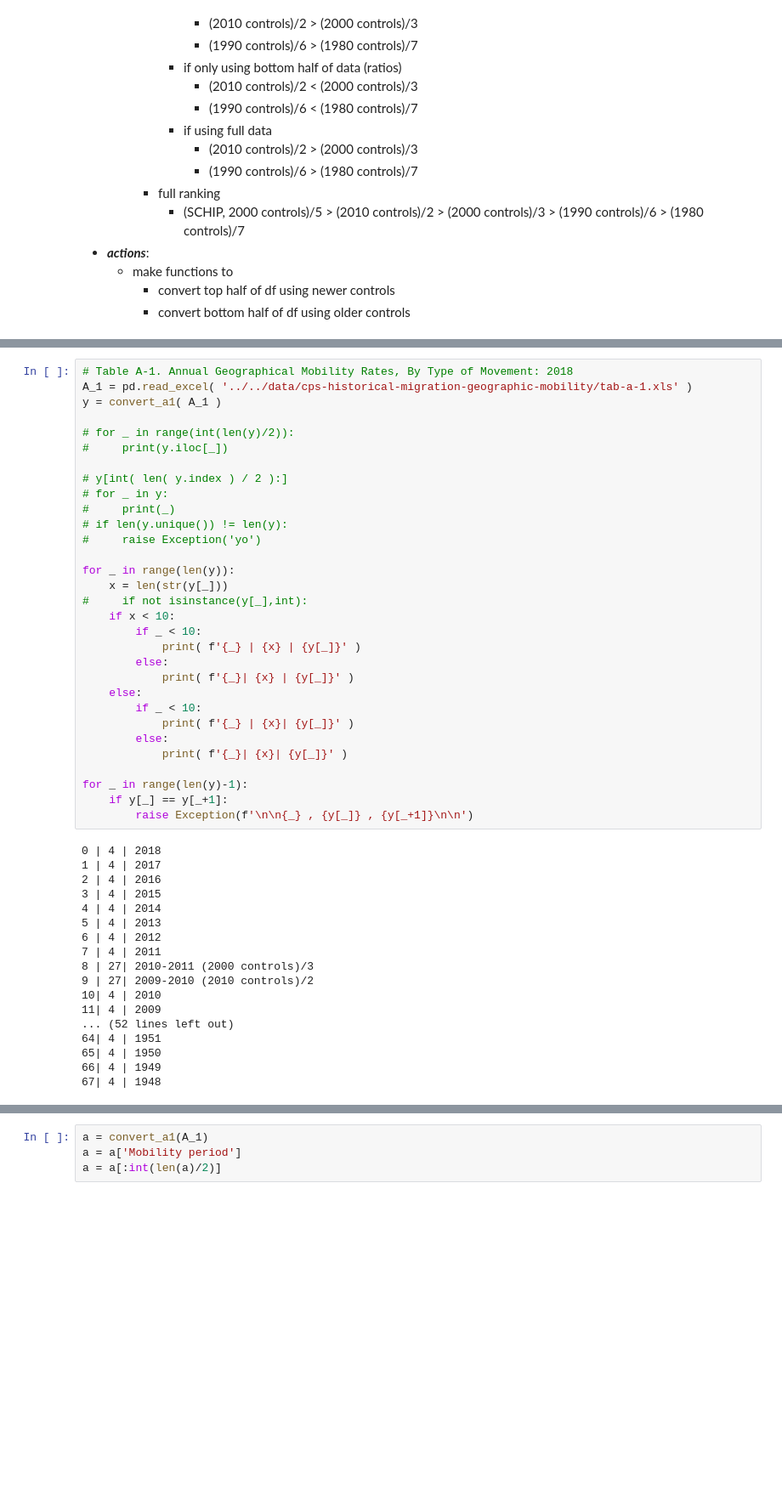
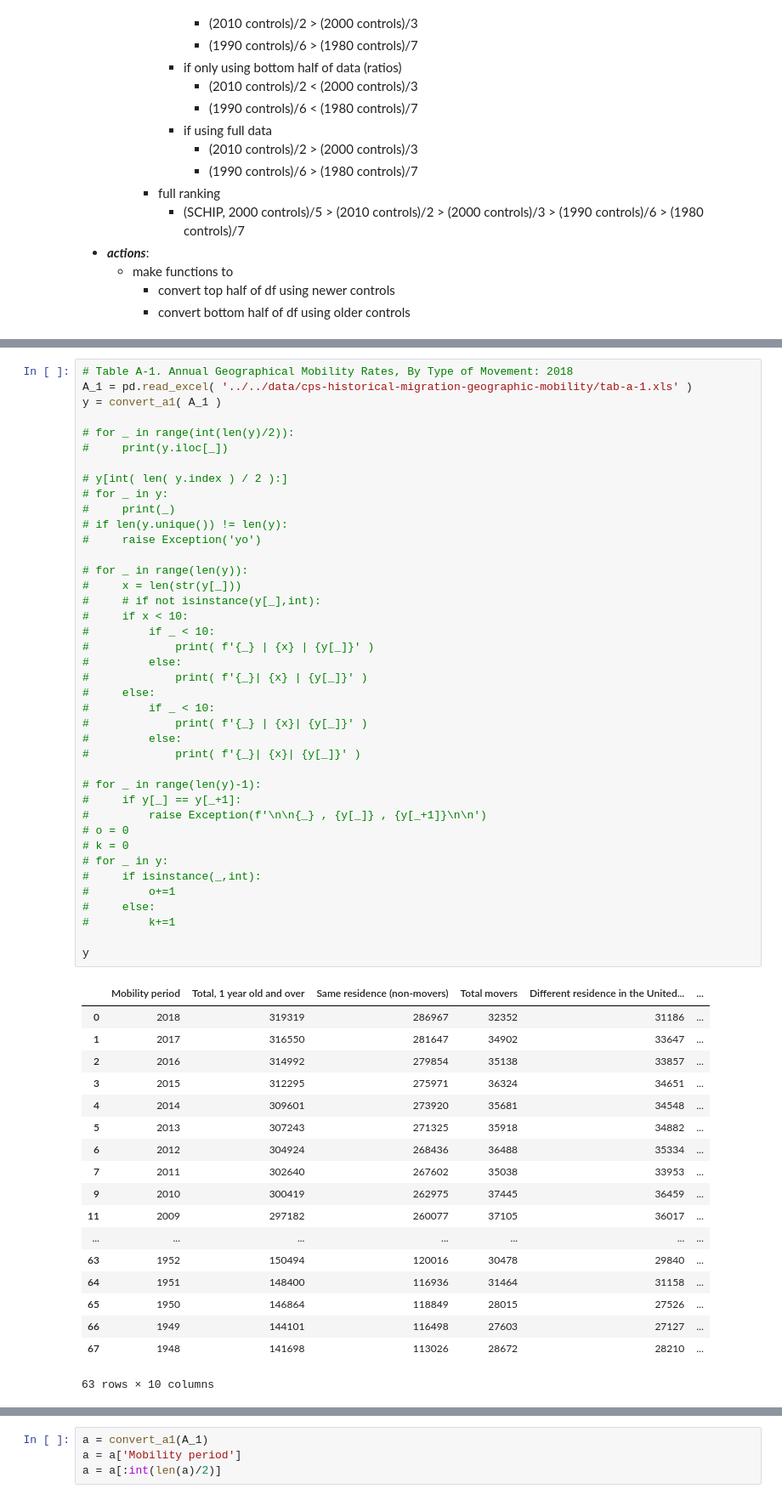
Before and after one commit to gumdropsteve/population_prophet, a Jupyter notebook: exploratory-data-analysis/hist-migration-geographic-mobility/historical-migration-geographic-mobility.ipynb, the cells around one changed output, grey strips where cells are left out. Shown: that part at 85% size. Saved outputs shown, nothing was run; the diff lists cells and outputs as text; blank space fills up the shorter version.

```diff
--- a/exploratory-data-analysis/hist-migration-geographic-mobility/historical-migration-geographic-mobility.ipynb
+++ b/exploratory-data-analysis/hist-migration-geographic-mobility/historical-migration-geographic-mobility.ipynb
@@ -2270,49 +2318,59 @@ def convert_a1( a1 , use='top' ):
 # %%
 # Table A-1. Annual Geographical Mobility Rates, By Type of Movement: 2018
 A_1 = pd.read_excel( '../../data/cps-historical-migration-geographic-mobility/tab-a-1.xls' )
 y = convert_a1( A_1 )
 
 # for _ in range(int(len(y)/2)):
 #     print(y.iloc[_])
 
 # y[int( len( y.index ) / 2 ):]
 # for _ in y:
 #     print(_)
 # if len(y.unique()) != len(y):
 #     raise Exception('yo')
 
-for _ in range(len(y)):
-    x = len(str(y[_]))
-#     if not isinstance(y[_],int):
-    if x < 10:
-        if _ < 10:
-            print( f'{_} | {x} | {y[_]}' )
-        else:
-            print( f'{_}| {x} | {y[_]}' )
-    else:
-        if _ < 10:
-            print( f'{_} | {x}| {y[_]}' )
-        else:
-            print( f'{_}| {x}| {y[_]}' )
+# for _ in range(len(y)):
+#     x = len(str(y[_]))
+#     # if not isinstance(y[_],int):
+#     if x < 10:
+#         if _ < 10:
+#             print( f'{_} | {x} | {y[_]}' )
+#         else:
+#             print( f'{_}| {x} | {y[_]}' )
+#     else:
+#         if _ < 10:
+#             print( f'{_} | {x}| {y[_]}' )
+#         else:
+#             print( f'{_}| {x}| {y[_]}' )
 
-for _ in range(len(y)-1):
-    if y[_] == y[_+1]:
-        raise Exception(f'\n\n{_} , {y[_]} , {y[_+1]}\n\n')
+# for _ in range(len(y)-1):
+#     if y[_] == y[_+1]:
+#         raise Exception(f'\n\n{_} , {y[_]} , {y[_+1]}\n\n')
+# o = 0
+# k = 0
+# for _ in y:
+#     if isinstance(_,int):
+#         o+=1
+#     else:
+#         k+=1
+
+y
 # %% [output]
+|  | Mobility period | Total, 1 year old and over | Same residence (non-movers) | Total movers | Different residence in the United... | ... |
+| 0 | 2018 | 319319 | 286967 | 32352 | 31186 | ... |
+| 1 | 2017 | 316550 | 281647 | 34902 | 33647 | ... |
+| 2 | 2016 | 314992 | 279854 | 35138 | 33857 | ... |
+| 3 | 2015 | 312295 | 275971 | 36324 | 34651 | ... |
+| 4 | 2014 | 309601 | 273920 | 35681 | 34548 | ... |
+| 5 | 2013 | 307243 | 271325 | 35918 | 34882 | ... |
+| 6 | 2012 | 304924 | 268436 | 36488 | 35334 | ... |
+| 7 | 2011 | 302640 | 267602 | 35038 | 33953 | ... |
+| 9 | 2010 | 300419 | 262975 | 37445 | 36459 | ... |
+| 11 | 2009 | 297182 | 260077 | 37105 | 36017 | ... |
+| ... | ... | ... | ... | ... | ... | ... |
+| 63 | 1952 | 150494 | 120016 | 30478 | 29840 | ... |
+| 64 | 1951 | 148400 | 116936 | 31464 | 31158 | ... |
+| 65 | 1950 | 146864 | 118849 | 28015 | 27526 | ... |
+| 66 | 1949 | 144101 | 116498 | 27603 | 27127 | ... |
+| 67 | 1948 | 141698 | 113026 | 28672 | 28210 | ... |
-0 | 4 | 2018
-1 | 4 | 2017
-2 | 4 | 2016
-3 | 4 | 2015
-4 | 4 | 2014
-5 | 4 | 2013
-6 | 4 | 2012
-7 | 4 | 2011
-8 | 27| 2010-2011 (2000 controls)/3
-9 | 27| 2009-2010 (2010 controls)/2
-10| 4 | 2010
-11| 4 | 2009
-... (52 lines left out)
-64| 4 | 1951
-65| 4 | 1950
-66| 4 | 1949
-67| 4 | 1948
+63 rows × 10 columns
```
Also changed, not shown: parts of 6 cells of this notebook.
